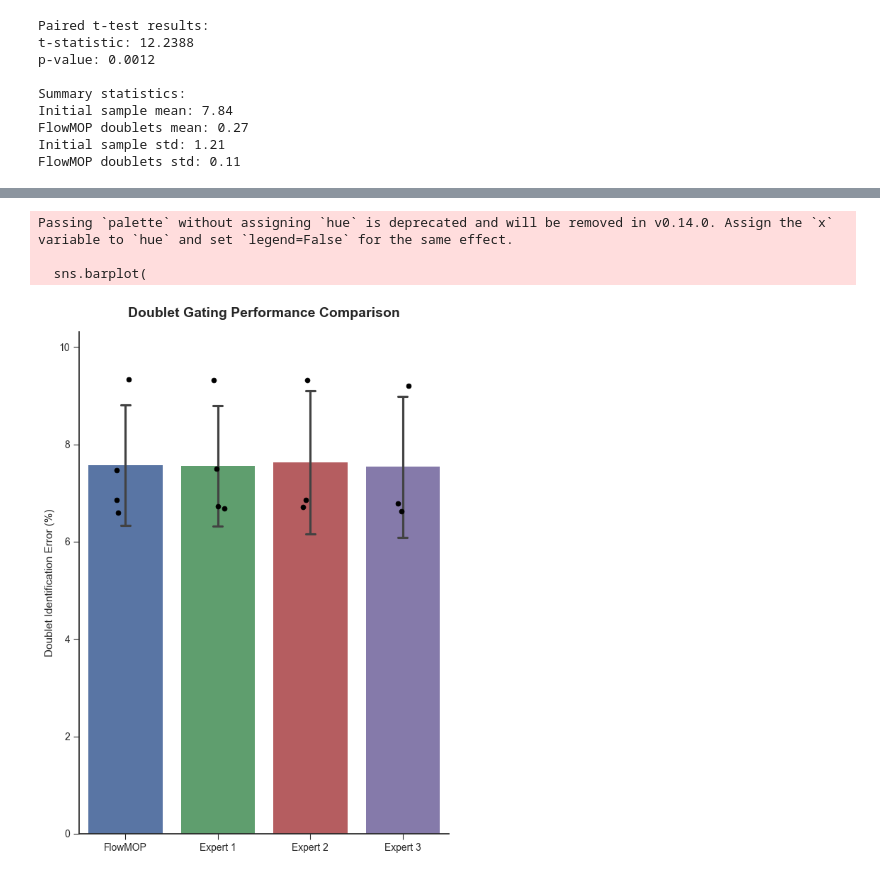
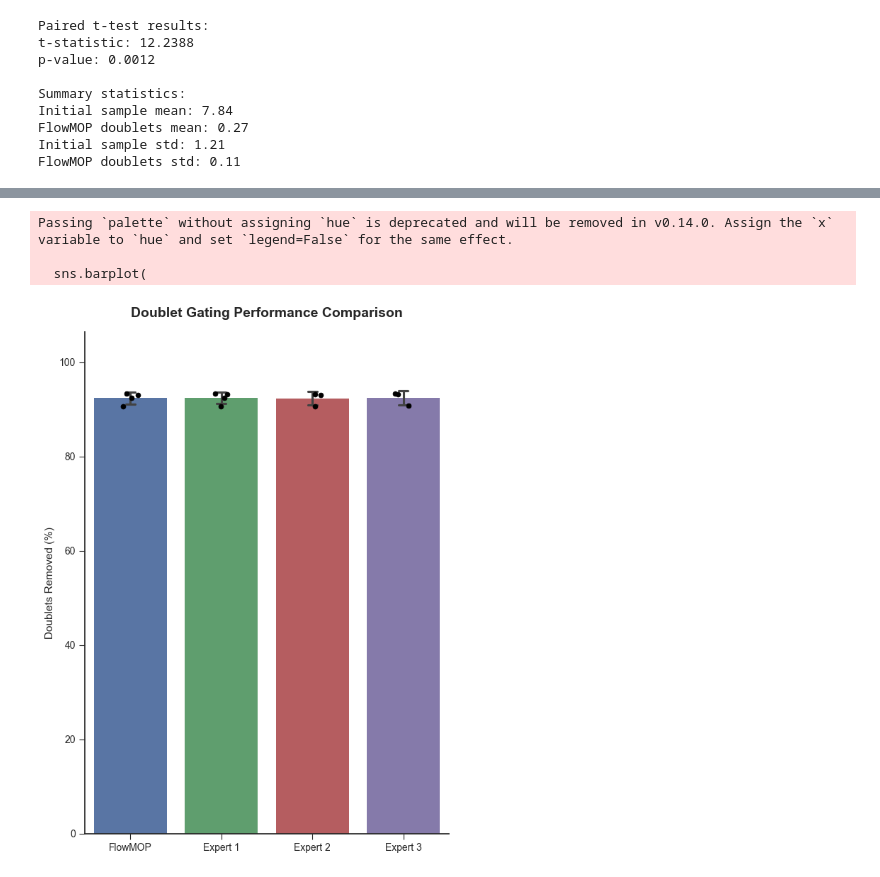
Before and after one commit to 1ordinateur/FlowMOP, a Jupyter notebook: fig_2_csv_analysis/fig_2_doublets.ipynb, the cells around one changed output, grey strips where cells are left out. Cells and saved outputs as stored; diff of their text form; code cells hidden in the pictures.

Commit message:
Updates to analysis status - flipped the direction for debris and doublets, and made figures prettier.

```diff
--- a/fig_2_csv_analysis/fig_2_doublets.ipynb
+++ b/fig_2_csv_analysis/fig_2_doublets.ipynb
@@ -171,7 +151,4 @@ all_doublets_copy = all_doublets.copy()
 all_doublets_copy['original_doublet'] = all_doublets_copy['sample'].map(original_doublets_map)
 
 # Calculate the difference
-all_doublets_copy['doublet_difference'] = all_doublets_copy['original_doublet'] - all_doublets_copy['doublets']
-
-# Display the relevant columns of the result
-print(all_doublets_copy[['sample', 'sampler', 'method', 'doublets', 'original_doublet', 'doublet_difference']])
+all_doublets_copy['doublet_difference'] = 100 - (all_doublets_copy['original_doublet'] - all_doublets_copy['doublets'])
@@ -283,7 +242,7 @@ sns.stripplot(
 # Refine plot titles and labels.
 ax.set_title('Doublet Gating Performance Comparison', fontsize=14, weight='bold', pad=15)
 ax.set_xlabel('')
-ax.set_ylabel('Doublet Identification Error (%)', fontsize=11)
+ax.set_ylabel('Doublets Removed (%)', fontsize=11)
 ax.tick_params(axis='both', which='major', labelsize=10)
 sns.despine()
 
@@ -304,34 +263,34 @@ def add_significance_bar(x1, x2, p_corrected, y_pos, ax):
     ax.plot([x1, x2], [y_pos, y_pos], c='k', lw=1.2)
     ax.plot([x1, x1], [y_pos - tick_len, y_pos], c='k', lw=1.2)
     ax.plot([x2, x2], [y_pos - tick_len, y_pos], c='k', lw=1.2)
 
     # Add the significance text above the bar.
     ax.text((x1 + x2) / 2, y_pos, s_text,
             va='bottom', ha='center', fontsize=12, weight='bold')
 
 # Calculate the vertical positions for the significance bars.
 max_y = plot_df.groupby('sampler_anonymized')['doublet_difference'].apply(lambda x: x.mean() + x.std()).max()
 bar_y_pos = max_y * 1.08
 y_increment = max_y * 0.1
 
 # Add a significance bar for each comparison.
 x_flowmop = order.index('FlowMOP')
 for expert in order[1:]:
     p_corrected = min(p_values[expert] * n_tests, 1.0)
     if p_corrected < 0.05:
         x_expert = order.index(expert)
         add_significance_bar(x_flowmop, x_expert, p_corrected, bar_y_pos, ax)
         bar_y_pos += y_increment
 
 # Final adjustments to the plot layout.
 ax.set_ylim(top=bar_y_pos * 1.05)
 plt.tight_layout()
 plt.show()
 # %% [output]
 Passing `palette` without assigning `hue` is deprecated and will be removed in v0.14.0. Assign the `x` variable to `hue` and set `legend=False` for the same effect.
 
   sns.barplot(
-[figure, old version]
+[figure, new version]
 # %%
 import matplotlib.pyplot as plt
 import seaborn as sns
```
Also changed, not shown: parts of 3 cells of this notebook, 2 other files.
